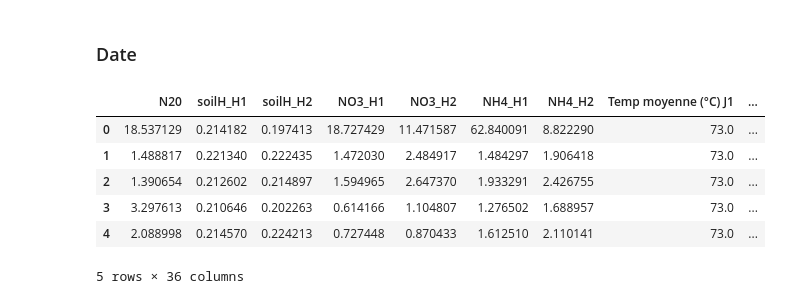
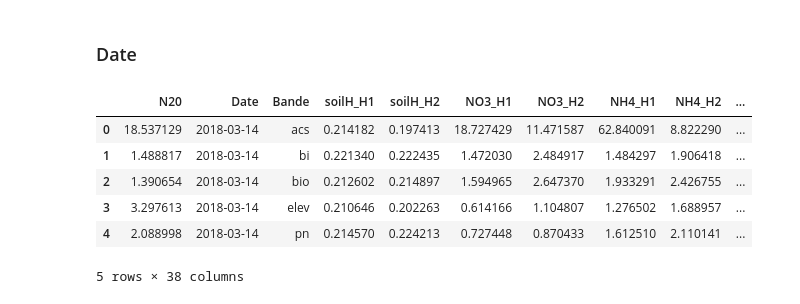
Before and after one commit to drylse/fil_rouge, a Jupyter notebook: pretraitement.ipynb, the cells around one changed output. Saved outputs shown, nothing was run; the diff lists cells and outputs as text; code cells hidden in the pictures.

```diff
--- a/pretraitement.ipynb
+++ b/pretraitement.ipynb
@@ -861,6 +861,6 @@ encoder = OneHotEncoder(sparse=False)
 encoded_data = encoder.fit_transform(Bande.values.reshape(-1, 1))
 encodage_df = pd.DataFrame(encoded_data, columns=Bande.unique())
 data_svm = pd.concat([data_svm, encodage_df], axis=1)
-data_svm = data_svm.drop(data_svm.columns[[2]], axis=1) # Drop la colonne bande qui ne sert plus
+# data_svm = data_svm.drop(data_svm.columns[[2]], axis=1) # Drop la colonne bande qui ne sert plus
 data_svm.head()
 # %% [output]
@@ -876,15 +876,15 @@ data_svm.head()
 # %%
 data_svm['week'] = data_svm['Date'].dt.isocalendar().week
 data_svm['month'] = data_svm['Date'].dt.month
 data_svm['year'] = data_svm['Date'].dt.year
-data_svm = data_svm.drop(data_svm.columns[[1]], axis=1) # Drop la colonne Date qui ne sert plus
+# data_svm = data_svm.drop(data_svm.columns[[1]], axis=1) # Drop la colonne Date qui ne sert plus
 data_svm.head()
 # %% [output]
-|  | N20 | soilH_H1 | soilH_H2 | NO3_H1 | NO3_H2 | NH4_H1 | NH4_H2 | Temp moyenne (°C) J1 | ... |
-| 0 | 18.537129 | 0.214182 | 0.197413 | 18.727429 | 11.471587 | 62.840091 | 8.822290 | 73.0 | ... |
-| 1 | 1.488817 | 0.221340 | 0.222435 | 1.472030 | 2.484917 | 1.484297 | 1.906418 | 73.0 | ... |
-| 2 | 1.390654 | 0.212602 | 0.214897 | 1.594965 | 2.647370 | 1.933291 | 2.426755 | 73.0 | ... |
-| 3 | 3.297613 | 0.210646 | 0.202263 | 0.614166 | 1.104807 | 1.276502 | 1.688957 | 73.0 | ... |
-| 4 | 2.088998 | 0.214570 | 0.224213 | 0.727448 | 0.870433 | 1.612510 | 2.110141 | 73.0 | ... |
+|  | N20 | Date | Bande | soilH_H1 | soilH_H2 | NO3_H1 | NO3_H2 | NH4_H1 | NH4_H2 | ... |
+| 0 | 18.537129 | 2018-03-14 | acs | 0.214182 | 0.197413 | 18.727429 | 11.471587 | 62.840091 | 8.822290 | ... |
+| 1 | 1.488817 | 2018-03-14 | bi | 0.221340 | 0.222435 | 1.472030 | 2.484917 | 1.484297 | 1.906418 | ... |
+| 2 | 1.390654 | 2018-03-14 | bio | 0.212602 | 0.214897 | 1.594965 | 2.647370 | 1.933291 | 2.426755 | ... |
+| 3 | 3.297613 | 2018-03-14 | elev | 0.210646 | 0.202263 | 0.614166 | 1.104807 | 1.276502 | 1.688957 | ... |
+| 4 | 2.088998 | 2018-03-14 | pn | 0.214570 | 0.224213 | 0.727448 | 0.870433 | 1.612510 | 2.110141 | ... |
-5 rows × 36 columns
+5 rows × 38 columns
 # %%
```
Also changed, not shown: parts of 2 cells of this notebook, 3 other files.
